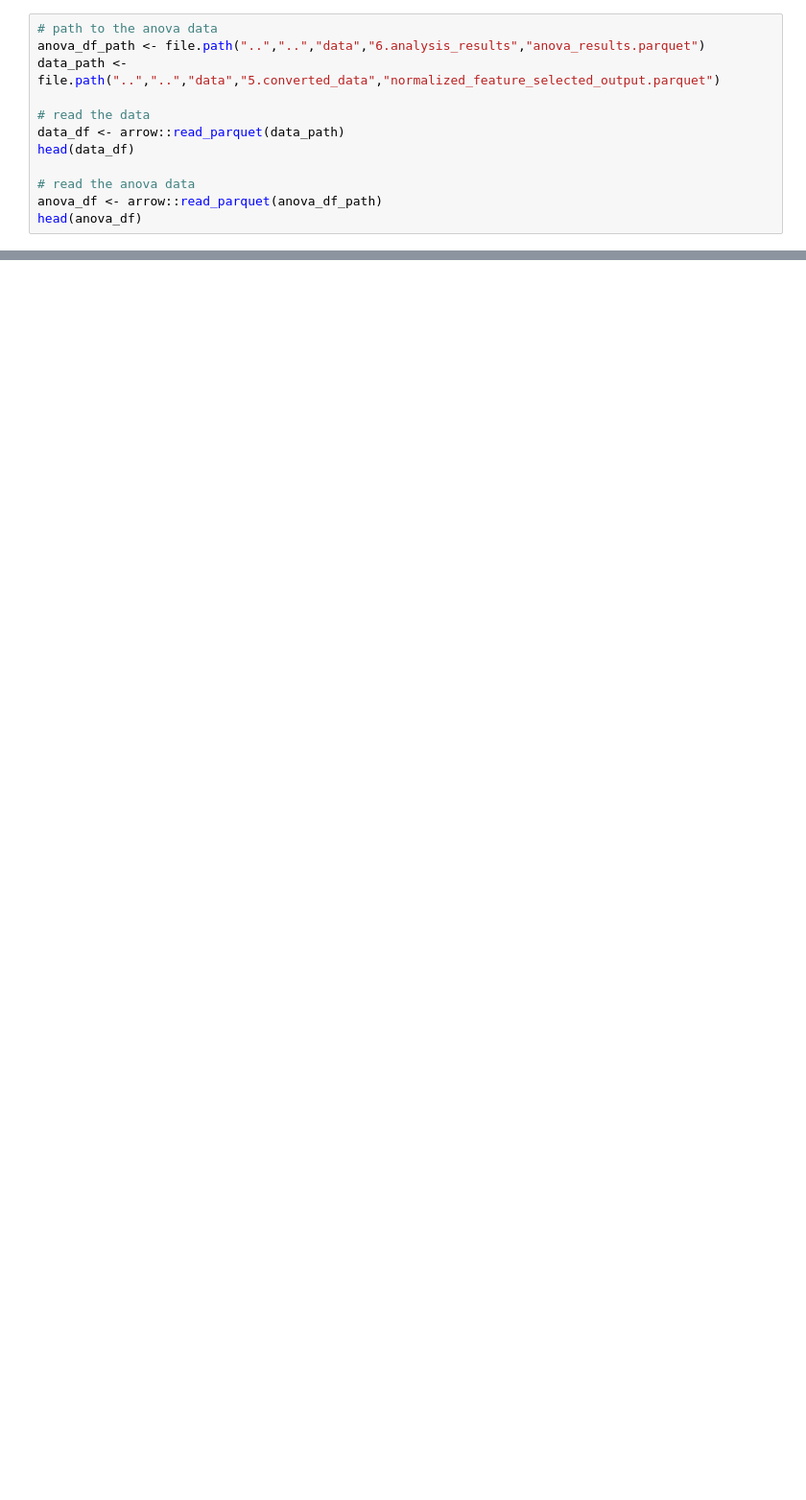
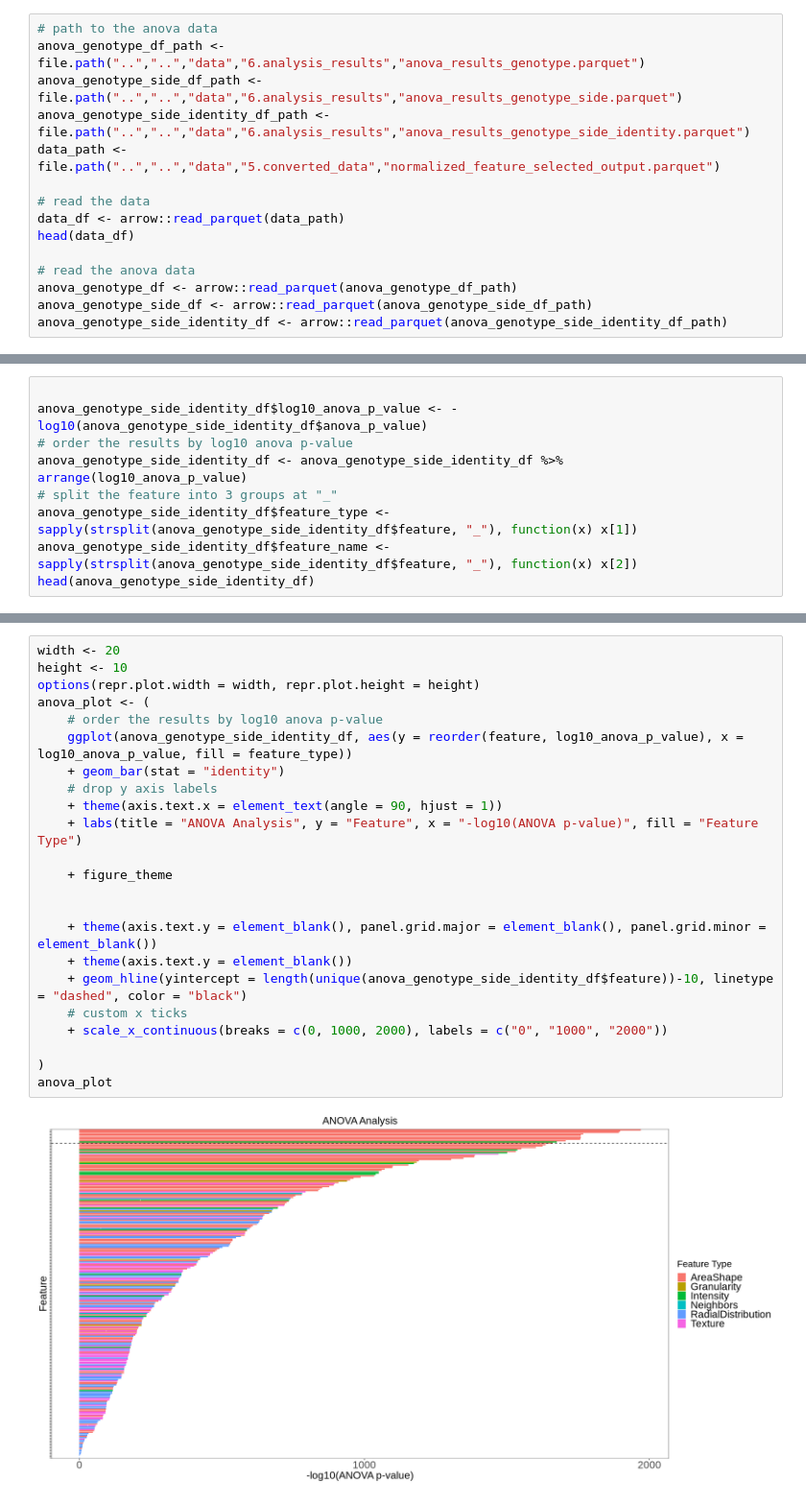
Before and after one commit to MikeLippincott/Nichols_Lab_Collaboration, a Jupyter notebook: 6.analyze_features/notebooks/2.anova_visualize.ipynb, the cells around one changed output, grey strips where cells are left out. Shown at 96% size. Drawn from its saved outputs; the diff is of its cells as text; blank space fills up the shorter version.

Commit message:
Figures complete

```diff
--- a/6.analyze_features/notebooks/2.anova_visualize.ipynb
+++ b/6.analyze_features/notebooks/2.anova_visualize.ipynb
@@ -23,6 +9,8 @@ The following object is masked from ‘package:utils’:
 # %%
 # path to the anova data
-anova_df_path <- file.path("..","..","data","6.analysis_results","anova_results.parquet")
+anova_genotype_df_path <- file.path("..","..","data","6.analysis_results","anova_results_genotype.parquet")
+anova_genotype_side_df_path <- file.path("..","..","data","6.analysis_results","anova_results_genotype_side.parquet")
+anova_genotype_side_identity_df_path <- file.path("..","..","data","6.analysis_results","anova_results_genotype_side_identity.parquet")
 data_path <- file.path("..","..","data","5.converted_data","normalized_feature_selected_output.parquet")
 
 # read the data
@@ -30,8 +18,9 @@ data_df <- arrow::read_parquet(data_path)
 head(data_df)
 
 # read the anova data
-anova_df <- arrow::read_parquet(anova_df_path)
-head(anova_df)
+anova_genotype_df <- arrow::read_parquet(anova_genotype_df_path)
+anova_genotype_side_df <- arrow::read_parquet(anova_genotype_side_df_path)
+anova_genotype_side_identity_df <- arrow::read_parquet(anova_genotype_side_identity_df_path)
 # %% [output]
 A tibble: 6 × 268
 | Metadata_ImageNumber | Metadata_Image_FileName_OP | Metadata_ObjectNumber | Metadata_ConvertImageToObjects_Nu... | Metadata_ConvertImageToObjects_Ar... | ... |
@@ -116,0 +38,9 @@ A tibble: 2 × 269
+# %%
+
+anova_genotype_side_identity_df$log10_anova_p_value <- -log10(anova_genotype_side_identity_df$anova_p_value)
+# order the results by log10 anova p-value
+anova_genotype_side_identity_df <- anova_genotype_side_identity_df %>% arrange(log10_anova_p_value)
+# split the feature into 3 groups at "_"
+anova_genotype_side_identity_df$feature_type <- sapply(strsplit(anova_genotype_side_identity_df$feature, "_"), function(x) x[1])
+anova_genotype_side_identity_df$feature_name <- sapply(strsplit(anova_genotype_side_identity_df$feature, "_"), function(x) x[2])
+head(anova_genotype_side_identity_df)
@@ -116,0 +57,25 @@ A tibble: 2 × 269
+# %%
+width <- 20
+height <- 10
+options(repr.plot.width = width, repr.plot.height = height)
+anova_plot <- (
+    # order the results by log10 anova p-value
+    ggplot(anova_genotype_side_identity_df, aes(y = reorder(feature, log10_anova_p_value), x = log10_anova_p_value, fill = feature_type))
+    + geom_bar(stat = "identity")
+    # drop y axis labels
+    + theme(axis.text.x = element_text(angle = 90, hjust = 1))
+    + labs(title = "ANOVA Analysis", y = "Feature", x = "-log10(ANOVA p-value)", fill = "Feature Type")
+
+    + figure_theme
+
+
+    + theme(axis.text.y = element_blank(), panel.grid.major = element_blank(), panel.grid.minor = element_blank())
+    + theme(axis.text.y = element_blank())
+    + geom_hline(yintercept = length(unique(anova_genotype_side_identity_df$feature))-10, linetype = "dashed", color = "black")
+    # custom x ticks
+    + scale_x_continuous(breaks = c(0, 1000, 2000), labels = c("0", "1000", "2000"))
+
+)
+anova_plot
+# %% [output]
+[figure, added]
```
Also changed, not shown: parts of 23 cells of this notebook, 5 other files.
